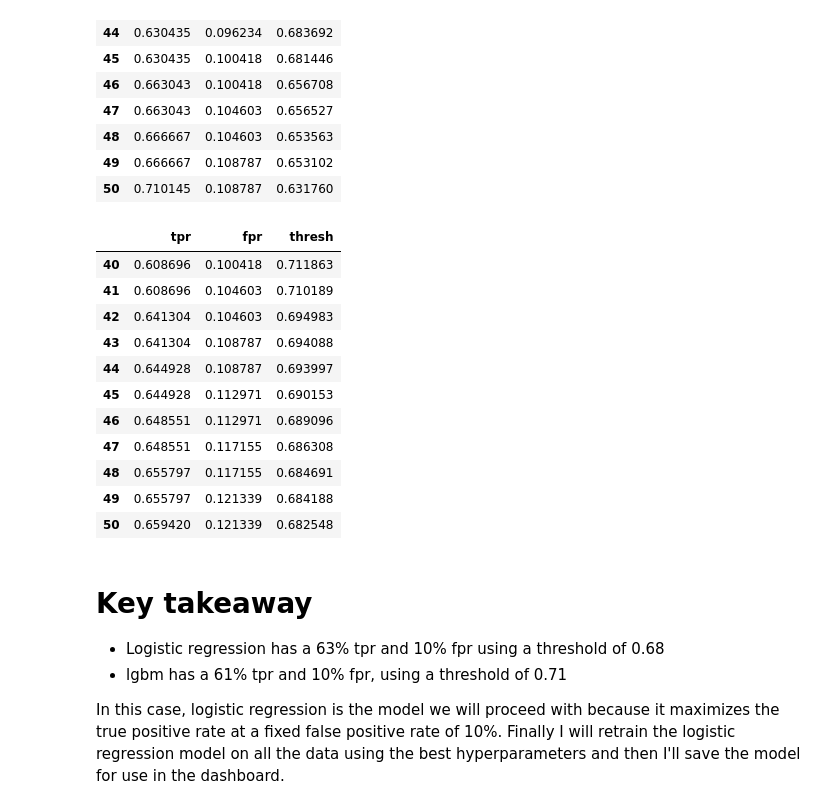
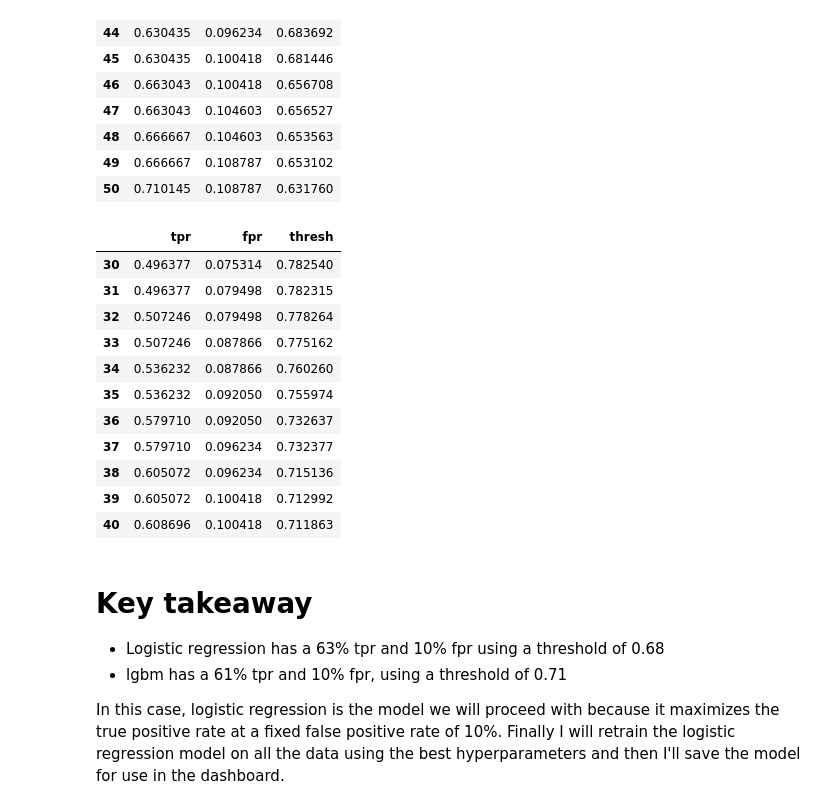
Before and after one commit to pdrew32/Cafe-Casa-Martinez, a Jupyter notebook: model_simulated_profitability.ipynb, the cells around one changed output. Saved outputs shown, nothing was run; the diff lists cells and outputs as text; code cells hidden in the pictures.

```diff
--- a/model_simulated_profitability.ipynb
+++ b/model_simulated_profitability.ipynb
@@ -560,20 +560,20 @@ thr_lr.loc[40:50]
 | 49 | 0.666667 | 0.108787 | 0.653102 |
 | 50 | 0.710145 | 0.108787 | 0.631760 |
 # %%
-thr_lgbm.loc[40:50]
+thr_lgbm.loc[30:40]
 # %% [output]
 |  | tpr | fpr | thresh |
+| 30 | 0.496377 | 0.075314 | 0.782540 |
+| 31 | 0.496377 | 0.079498 | 0.782315 |
+| 32 | 0.507246 | 0.079498 | 0.778264 |
+| 33 | 0.507246 | 0.087866 | 0.775162 |
+| 34 | 0.536232 | 0.087866 | 0.760260 |
+| 35 | 0.536232 | 0.092050 | 0.755974 |
+| 36 | 0.579710 | 0.092050 | 0.732637 |
+| 37 | 0.579710 | 0.096234 | 0.732377 |
+| 38 | 0.605072 | 0.096234 | 0.715136 |
+| 39 | 0.605072 | 0.100418 | 0.712992 |
 | 40 | 0.608696 | 0.100418 | 0.711863 |
-| 41 | 0.608696 | 0.104603 | 0.710189 |
-| 42 | 0.641304 | 0.104603 | 0.694983 |
-| 43 | 0.641304 | 0.108787 | 0.694088 |
-| 44 | 0.644928 | 0.108787 | 0.693997 |
-| 45 | 0.644928 | 0.112971 | 0.690153 |
-| 46 | 0.648551 | 0.112971 | 0.689096 |
-| 47 | 0.648551 | 0.117155 | 0.686308 |
-| 48 | 0.655797 | 0.117155 | 0.684691 |
-| 49 | 0.655797 | 0.121339 | 0.684188 |
-| 50 | 0.659420 | 0.121339 | 0.682548 |
 # %% [markdown]
 # Key takeaway
 - Logistic regression has a 63% tpr and 10% fpr using a threshold of 0.68
```
